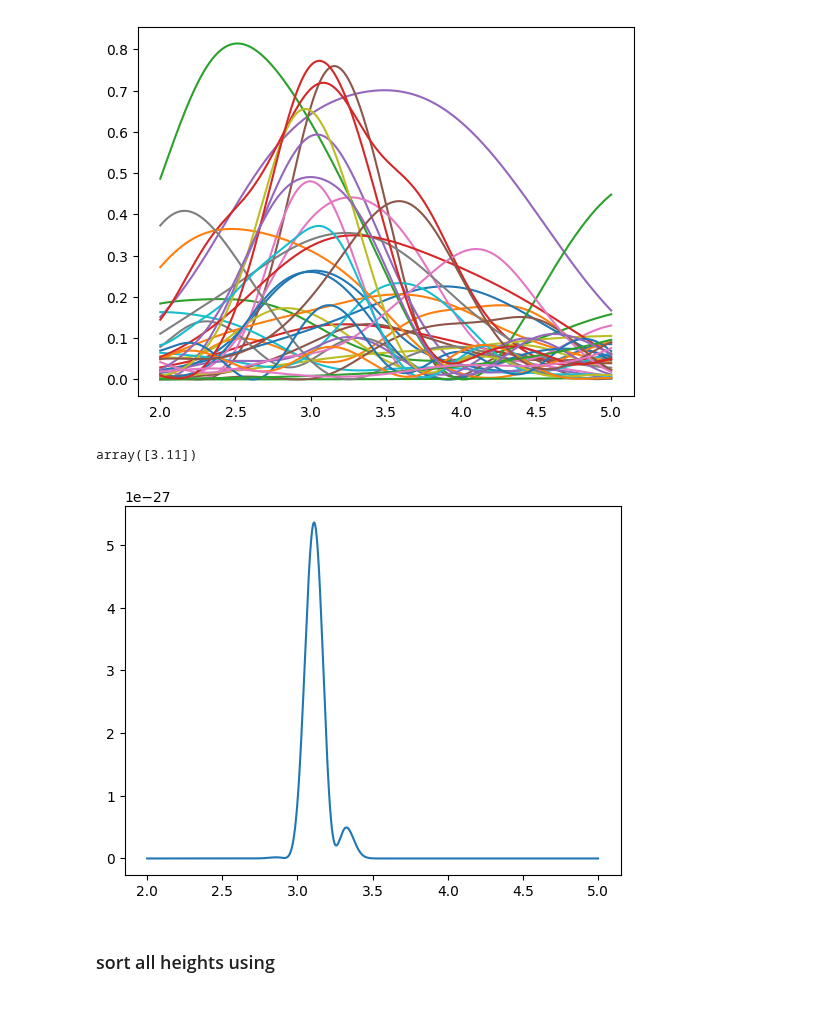
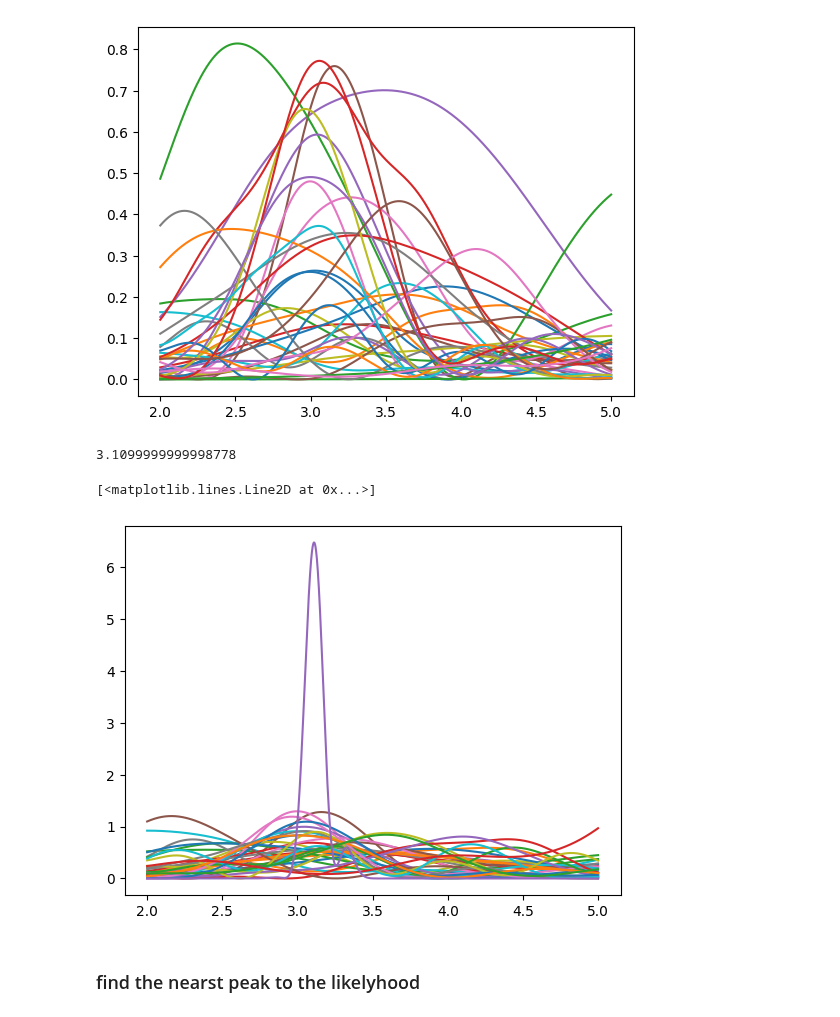
Before and after one commit to ziqing97/gnss_ir_analyze, a Jupyter notebook: src/test_filtter_using_likelyhood.ipynb, the cells around one changed output. Saved outputs shown, nothing was run; the diff lists cells and outputs as text; code cells hidden in the pictures.

```diff
--- a/src/test_filtter_using_likelyhood.ipynb
+++ b/src/test_filtter_using_likelyhood.ipynb
@@ -34,10 +34,26 @@ time_dict,height_dict,azimut_dict,elevation_dict,frequency_dict,power_dict = est
 [figure]
 # %%
 frequency,power_likelyhood = esth.generate_likelyhood(frequency_dict,power_dict)
-peaks = (power_likelyhood == power_likelyhood.max())
-frequency[peaks]
+li_peaks = (power_likelyhood == power_likelyhood.max())
+height_likelihood = frequency[li_peaks][0]
+height_likelihood
 # %% [output]
-array([3.11])
+3.1099999999998778
-[figure, removed]
-# %% [markdown]
-### sort all heights using
+# %%
+area = np.sum(np.multiply((frequency[2:]-frequency[0:-2])/2, power_likelyhood[1:-1]))
+scale = 1/area
+power_likelyhood_scaled = power_likelyhood*scale
+power_norm_dict = {}
+for satellite_code in power_dict:
+    power_norm_dict[satellite_code] = []
+    for item in power_dict[satellite_code]:
+        area = np.sum(np.multiply((frequency[2:]-frequency[0:-2])/2, item[1:-1]))
+        scale = 1/area
+        power_norm_dict[satellite_code].append(item*scale)
+        plt.plot(frequency,scale*item)
+plt.plot(frequency,power_likelyhood_scaled)
+# %% [output]
+[<matplotlib.lines.Line2D at 0x...>]
+[figure, added]
+# %% [markdown]
+### find the nearst peak to the likelyhood
```
Also changed, not shown: parts of 3 cells of this notebook, 1 other file.
